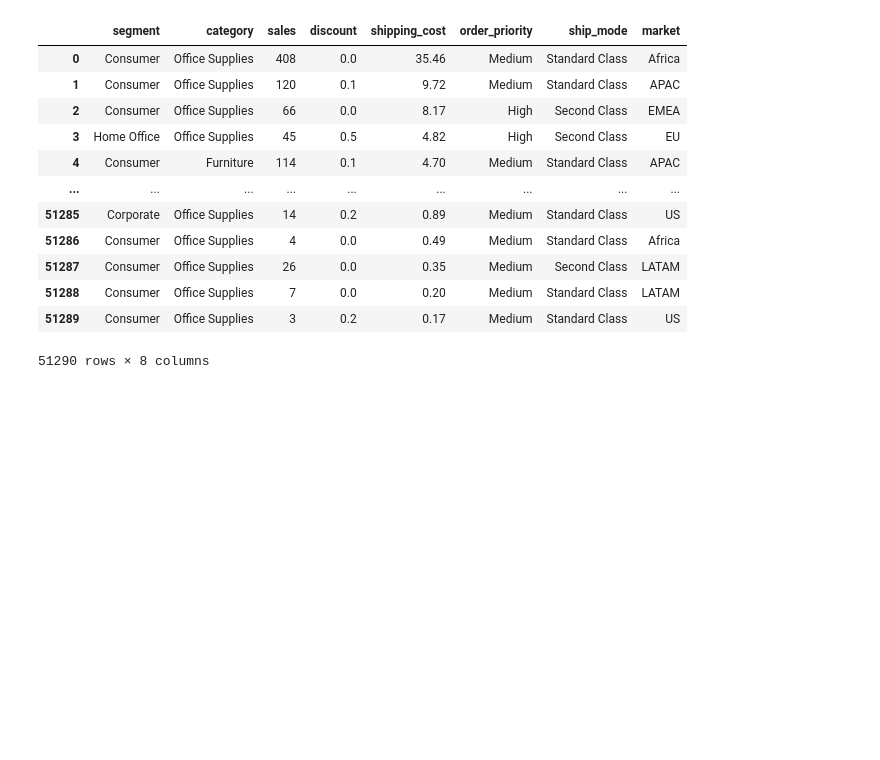
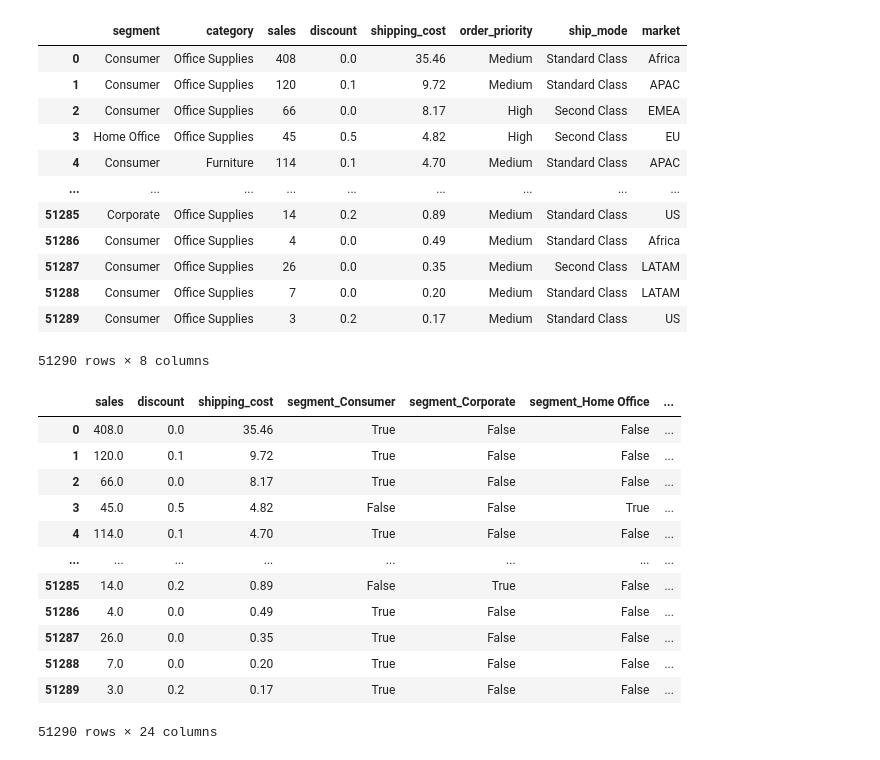
Before and after one commit to PoornaSenadheera100/Machine-Learning-Project-IT4060, a Jupyter notebook: Sales Forecasts/Total Sales Forecasts.ipynb, the cells around one changed output. Drawn from its saved outputs; the diff is of its cells as text; code cells hidden in the pictures; blank space fills up the shorter version.

Commit message:
Total sales prediction

```diff
--- a/Sales Forecasts/Total Sales Forecasts.ipynb
+++ b/Sales Forecasts/Total Sales Forecasts.ipynb
@@ -46,7 +78,6 @@ dataset
 # %%
 # Selecting relevant columns
-selected_columns = ['segment', 'category', 'sales', 'discount',
-                    'shipping_cost', 'order_priority', 'ship_mode','market']
+selected_columns = ['segment', 'category', 'sales', 'discount','shipping_cost', 'order_priority', 'ship_mode','market']
 # %%
 # Creating a new DataFrame with selected columns
 preprocessed_dataset = dataset[selected_columns].copy()
@@ -89,4 +120,23 @@ preprocessed_dataset
 51290 rows × 8 columns
 # %%
 # Encoding categorical variables using one-hot encoding
-preprocessed_dataset = pd.get_dummies(preprocessed_dataset, columns=['segment', 'category', 'sales', 'discount', 'shipping_cost','order_priority','ship_mode','market'])
+preprocessed_dataset = pd.get_dummies(preprocessed_dataset, columns=['segment','category','order_priority','ship_mode','market'])
+# %%
+# Remove non-numeric characters (e.g., commas) and convert 'sales' column to float
+preprocessed_dataset['sales'] = preprocessed_dataset['sales'].str.replace(',', '').astype(float)
+# %%
+preprocessed_dataset
+# %% [output]
+|  | sales | discount | shipping_cost | segment_Consumer | segment_Corporate | segment_Home Office | ... |
+| 0 | 408.0 | 0.0 | 35.46 | True | False | False | ... |
+| 1 | 120.0 | 0.1 | 9.72 | True | False | False | ... |
+| 2 | 66.0 | 0.0 | 8.17 | True | False | False | ... |
+| 3 | 45.0 | 0.5 | 4.82 | False | False | True | ... |
+| 4 | 114.0 | 0.1 | 4.70 | True | False | False | ... |
+| ... | ... | ... | ... | ... | ... | ... | ... |
+| 51285 | 14.0 | 0.2 | 0.89 | False | True | False | ... |
+| 51286 | 4.0 | 0.0 | 0.49 | True | False | False | ... |
+| 51287 | 26.0 | 0.0 | 0.35 | True | False | False | ... |
+| 51288 | 7.0 | 0.0 | 0.20 | True | False | False | ... |
+| 51289 | 3.0 | 0.2 | 0.17 | True | False | False | ... |
+51290 rows × 24 columns
```
Also changed, not shown: parts of 31 cells of this notebook.
